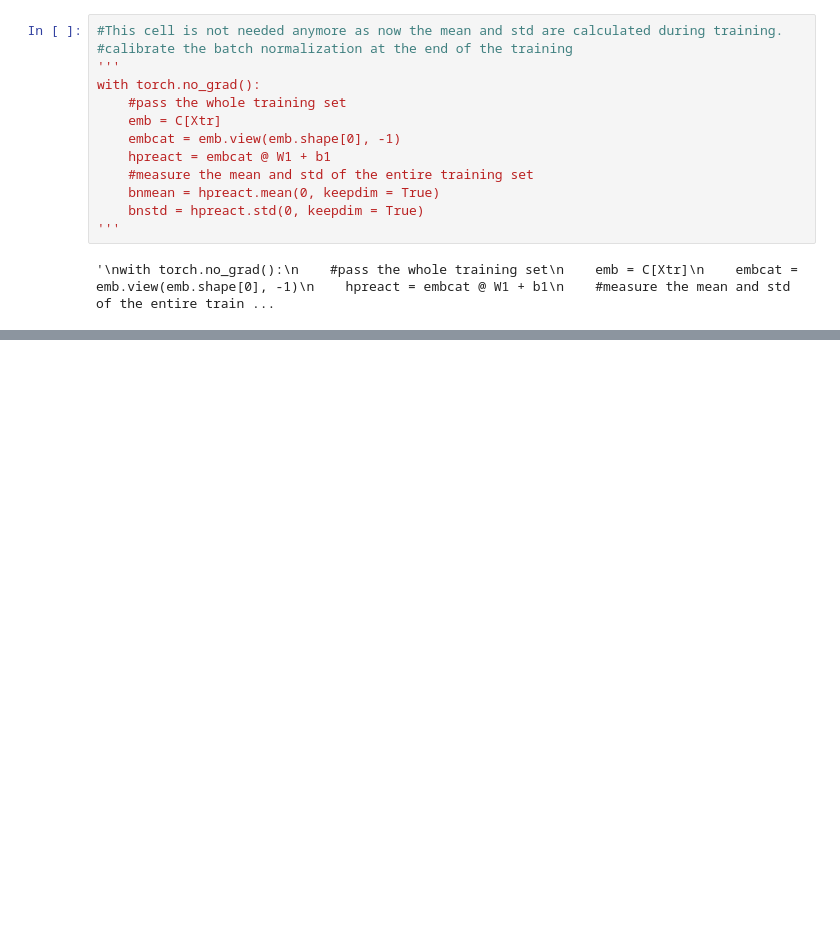
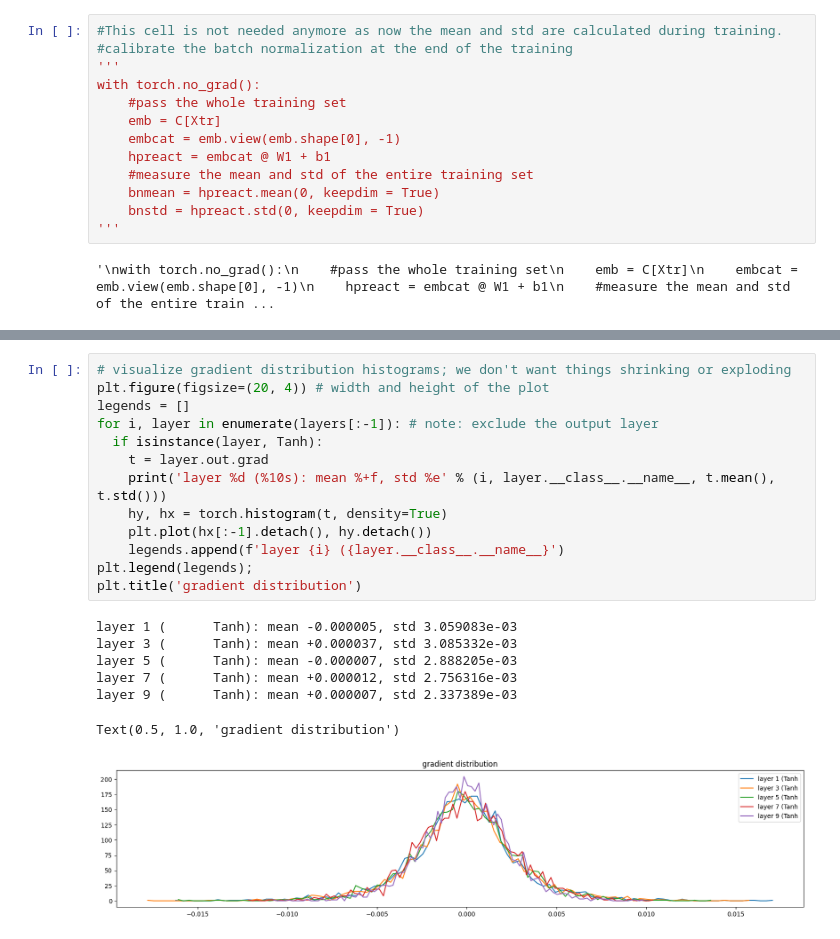
Before and after one commit to sebastienmira/makemore, a Jupyter notebook: makemore-mlp2.ipynb, the cells around one changed output, grey strips where cells are left out. Drawn from its saved outputs; the diff is of its cells as text; blank space fills up the shorter version.

```diff
--- a/makemore-mlp2.ipynb
+++ b/makemore-mlp2.ipynb
@@ -224,0 +385,21 @@ biyl
+# %%
+# visualize gradient distribution histograms; we don't want things shrinking or exploding
+plt.figure(figsize=(20, 4)) # width and height of the plot
+legends = []
+for i, layer in enumerate(layers[:-1]): # note: exclude the output layer
+  if isinstance(layer, Tanh):
+    t = layer.out.grad
+    print('layer %d (%10s): mean %+f, std %e' % (i, layer.__class__.__name__, t.mean(), t.std()))
+    hy, hx = torch.histogram(t, density=True)
+    plt.plot(hx[:-1].detach(), hy.detach())
+    legends.append(f'layer {i} ({layer.__class__.__name__}')
+plt.legend(legends);
+plt.title('gradient distribution')
+# %% [output]
+layer 1 (      Tanh): mean -0.000005, std 3.059083e-03
+layer 3 (      Tanh): mean +0.000037, std 3.085332e-03
+layer 5 (      Tanh): mean -0.000007, std 2.888205e-03
+layer 7 (      Tanh): mean +0.000012, std 2.756316e-03
+layer 9 (      Tanh): mean +0.000007, std 2.337389e-03
+Text(0.5, 1.0, 'gradient distribution')
+[figure, added]
```
Also changed, not shown: parts of 11 cells of this notebook, 1 other file.
